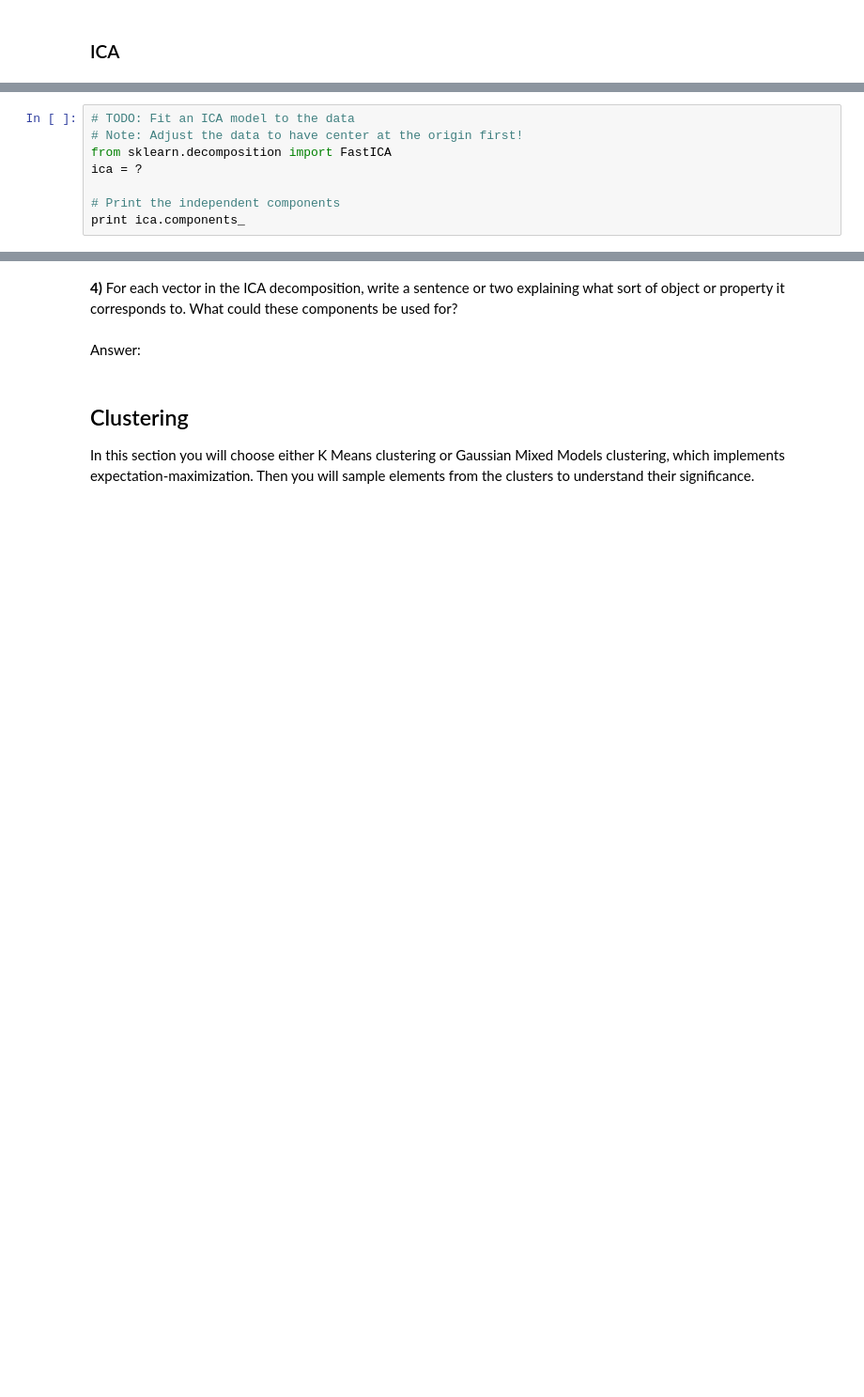
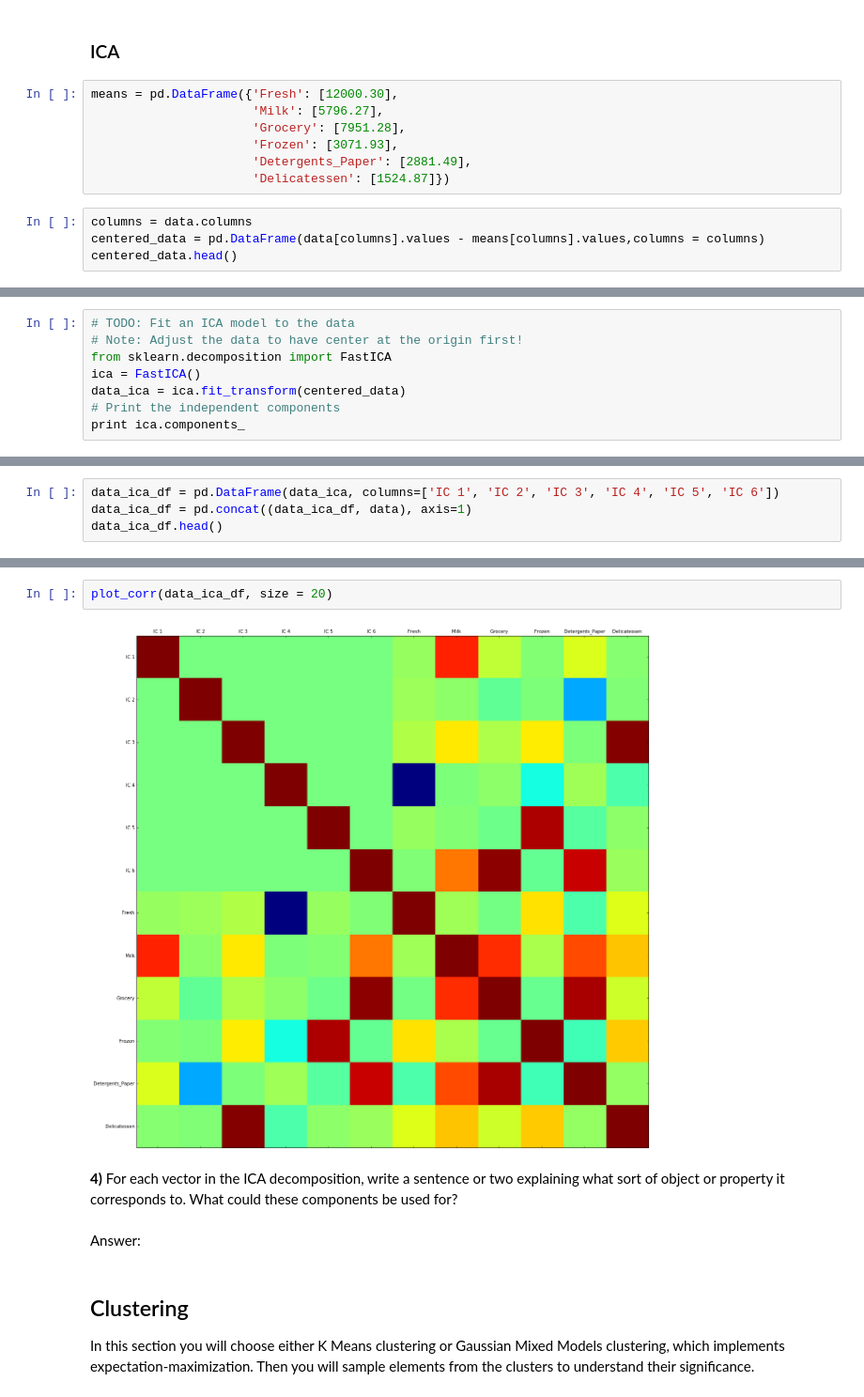
Before and after one commit to xy008areshsu/UdacityMLNanoDegree, a Jupyter notebook: projects/customer_segments/customer_segments/customer_segments.ipynb, the cells around one changed output, grey strips where cells are left out. Shown: that part at 94% size. Cells and saved outputs as stored; diff of their text form; blank space fills up the shorter version.

```diff
--- a/projects/customer_segments/customer_segments/customer_segments.ipynb
+++ b/projects/customer_segments/customer_segments/customer_segments.ipynb
@@ -94,3 +128,14 @@ The dimensions seem ro represent the most important two features constructed. Al
 PCA can be used for dimensionality reduction if the original dimension is high, and many features are correlated with data noises. PCA can also be used for inspection. Sometimes, PCA can also be used for feature selection. We can first use PCA as a pre_process step to fit and transform our data. Then we could use the most important n number of features for the training.
 # %% [markdown]
 ### ICA
+# %%
+means = pd.DataFrame({'Fresh': [12000.30],
+                      'Milk': [5796.27],
+                      'Grocery': [7951.28],
+                      'Frozen': [3071.93],
+                      'Detergents_Paper': [2881.49],
+                      'Delicatessen': [1524.87]})
+# %%
+columns = data.columns
+centered_data = pd.DataFrame(data[columns].values - means[columns].values,columns = columns)
+centered_data.head()
@@ -98,7 +150,7 @@ PCA can be used for dimensionality reduction if the original dimension is high,
 # TODO: Fit an ICA model to the data
 # Note: Adjust the data to have center at the origin first!
 from sklearn.decomposition import FastICA
-ica = ?
-
+ica = FastICA()
+data_ica = ica.fit_transform(centered_data)
 # Print the independent components
 print ica.components_
@@ -104,0 +170,4 @@ print ica.components_
+# %%
+data_ica_df = pd.DataFrame(data_ica, columns=['IC 1', 'IC 2', 'IC 3', 'IC 4', 'IC 5', 'IC 6'])
+data_ica_df = pd.concat((data_ica_df, data), axis=1)
+data_ica_df.head()
@@ -105,3 +181,7 @@ print ica.components_
+# %%
+plot_corr(data_ica_df, size = 20)
+# %% [output]
+[figure, added]
 # %% [markdown]
 **4)** For each vector in the ICA decomposition, write a sentence or two explaining what sort of object or property it corresponds to. What could these components be used for?
 # %% [markdown]
```
Also changed, not shown: parts of 27 cells of this notebook, 3 other files.
